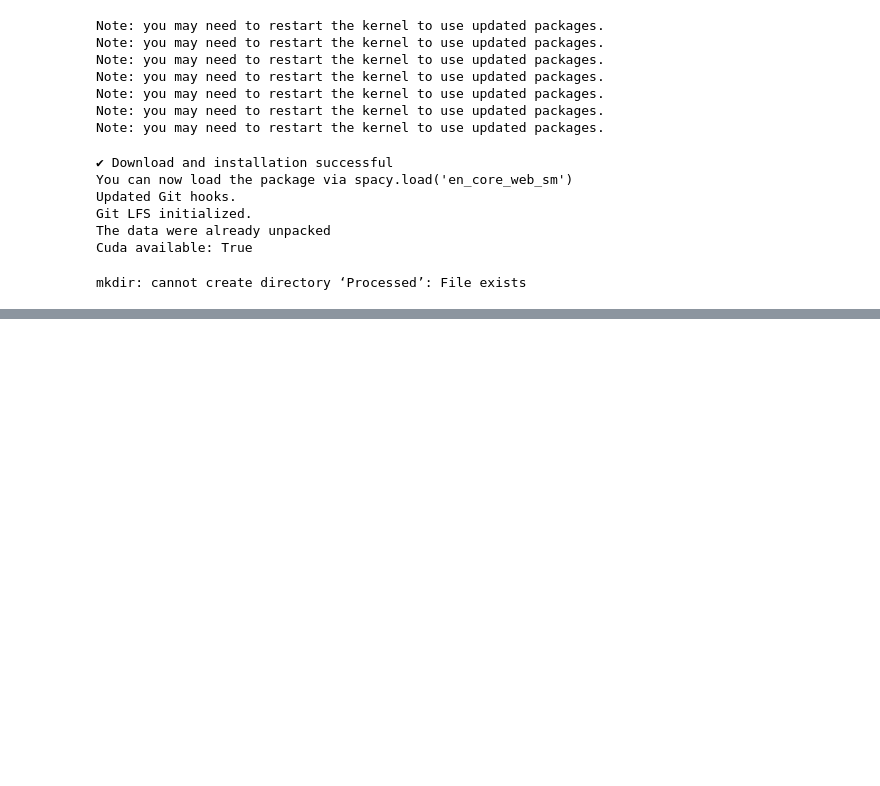
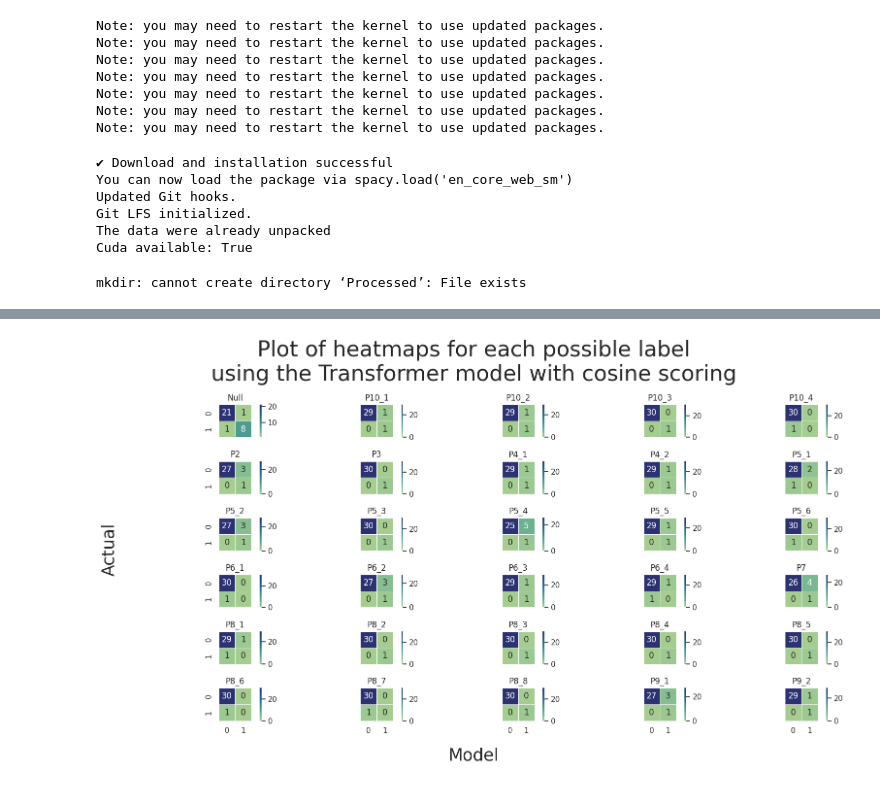
Before and after one commit to Tron404/InterviewNLP, a Jupyter notebook: main.ipynb, the cells around one changed output, grey strips where cells are left out. Drawn from its saved outputs; the diff is of its cells as text; code cells hidden in the pictures; blank space fills up the shorter version.

```diff
--- a/main.ipynb
+++ b/main.ipynb
@@ -457,0 +314,19 @@ def grid_search_doc2vec():
+# %%
+def encode(encoding_method: callable, x_data: pd.DataFrame, y_data: pd.DataFrame) -> (pd.DataFrame, pd.DataFrame):
+    """
+    Wrapper function for data encoding.
+    """
+    if encoding_method in (encode_tfidf, encode_doc2vec): # these methods require both the training and label data at once, hence the conditional
+        x_data, y_data = encoding_method(x_data, y_data)
+    else:
+        x_data = encoding_method(x_data)
+        y_data = encoding_method(y_data)
+
+    return x_data, y_data
+
+
+def predict(x_data: pd.DataFrame, y_data: pd.DataFrame, **kwargs) -> defaultdict:
+    """
+    Wrapper function for prediction labels.
+    """
+    return compute_similarity(x_data, y_data, kwargs["similarity_function"], kwargs["threshold"], kwargs["top_n"])
@@ -457,0 +513,27 @@ def grid_search_doc2vec():
+# %%
+sns.set_theme(context="notebook")
+
+unique_labels = labels
+unique_labels = list(unique_labels.values())
+unique_labels = [label for ls in unique_labels for label in ls]
+unique_labels.sort()
+unique_labels = sorted(set(unique_labels), key=unique_labels.index)
+
+fig, axes = plt.subplots(6, 5, figsize=(16,9), sharex=True, sharey=True)
+axes = axes.reshape(-1)
+
+model_name_heatmap = "Transformer"
+similarity_name_heatmap = "cosine"
+
+# example multi-heatmap plot for BERT with mean-pooling using cosine similarity
+for ax, label, matrix in zip(axes, unique_labels, scores[model_name_heatmap][similarity_name_heatmap][1]):
+    sns.heatmap(matrix, ax = ax, annot = True, square = True, linewidth = 0.5, cmap = "crest")
+    ax.set_title(label)
+
+fig.suptitle(f"Plot of heatmaps for each possible label\nusing the {model_name_heatmap} model with {similarity_name_heatmap} scoring", fontsize = 32)
+fig.supxlabel("Model", fontsize = 25)
+fig.supylabel("Actual", fontsize = 25)
+plt.tight_layout()
+plt.show()
+# %% [output]
+[figure, added]
```
Also changed, not shown: parts of 50 cells of this notebook, 2 other files.
